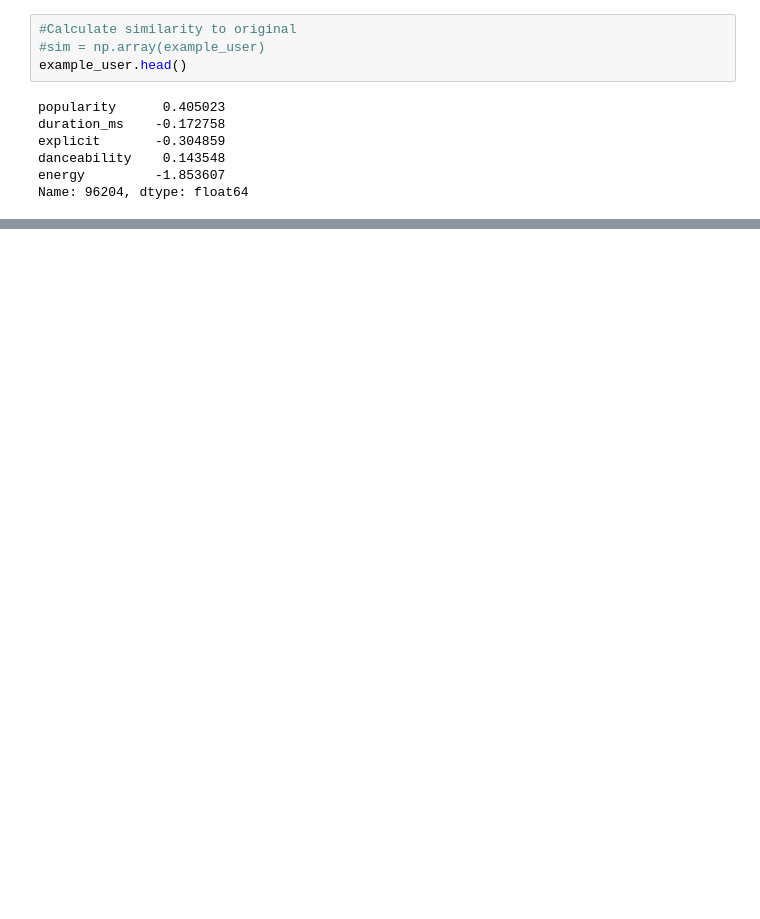
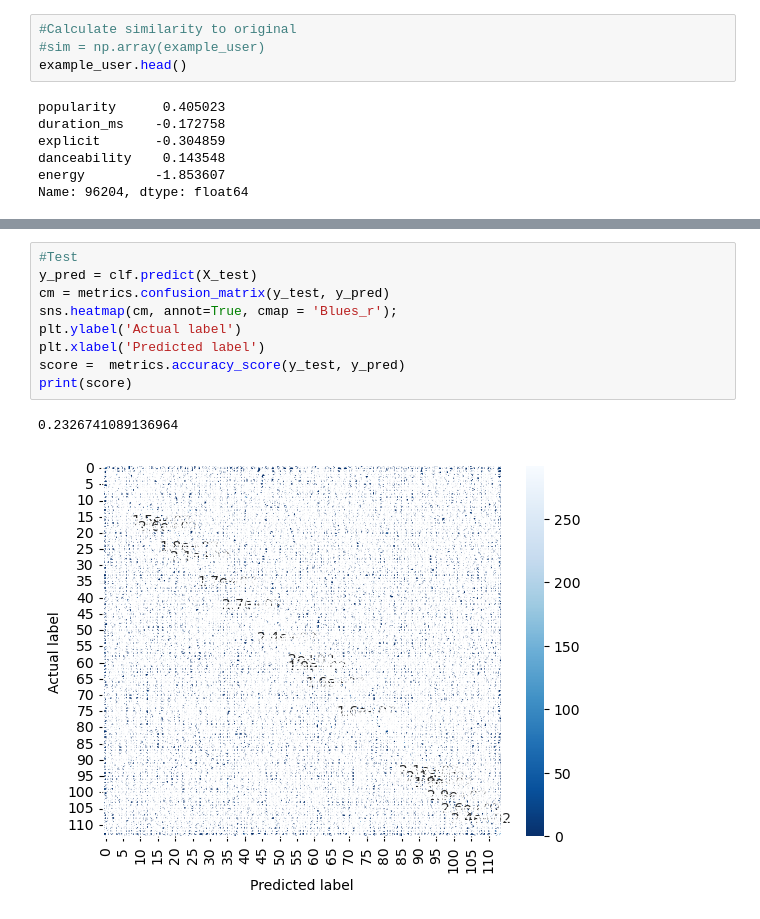
Before and after one commit to COGS118A/Group025-Wi23, a Jupyter notebook: dataset_cleaned.ipynb, the cells around one changed output, grey strips where cells are left out. Drawn from its saved outputs; the diff is of its cells as text; blank space fills up the shorter version.

```diff
--- a/dataset_cleaned.ipynb
+++ b/dataset_cleaned.ipynb
@@ -155,0 +226,12 @@ ValueError: could not convert string to float: 'rock-n-roll'
+# %%
+#Test
+y_pred = clf.predict(X_test)
+cm = metrics.confusion_matrix(y_test, y_pred)
+sns.heatmap(cm, annot=True, cmap = 'Blues_r');
+plt.ylabel('Actual label')
+plt.xlabel('Predicted label')
+score =  metrics.accuracy_score(y_test, y_pred)
+print(score)
+# %% [output]
+0.2326741089136964
+[figure, added]
```
Also changed, not shown: parts of 10 cells of this notebook.
